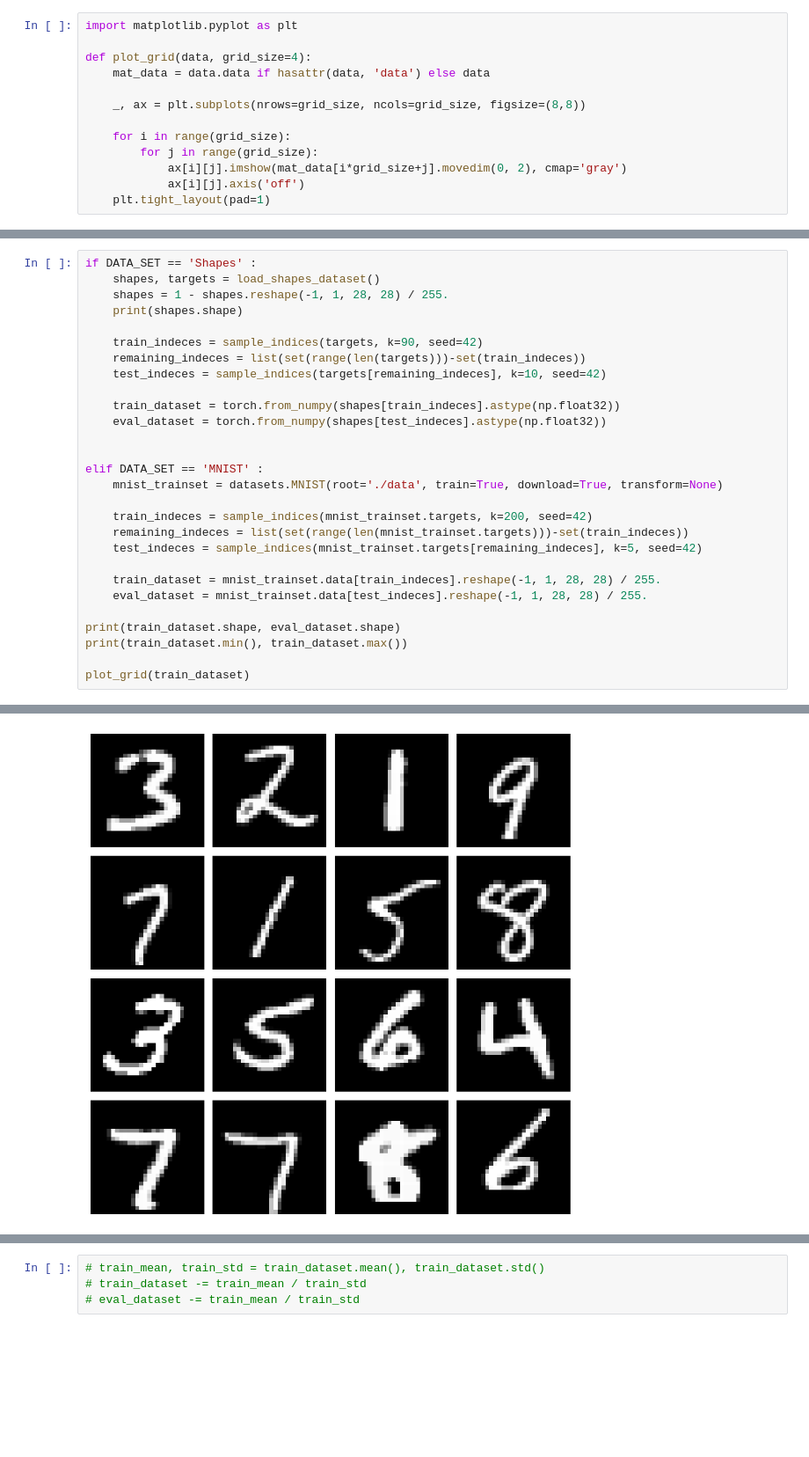
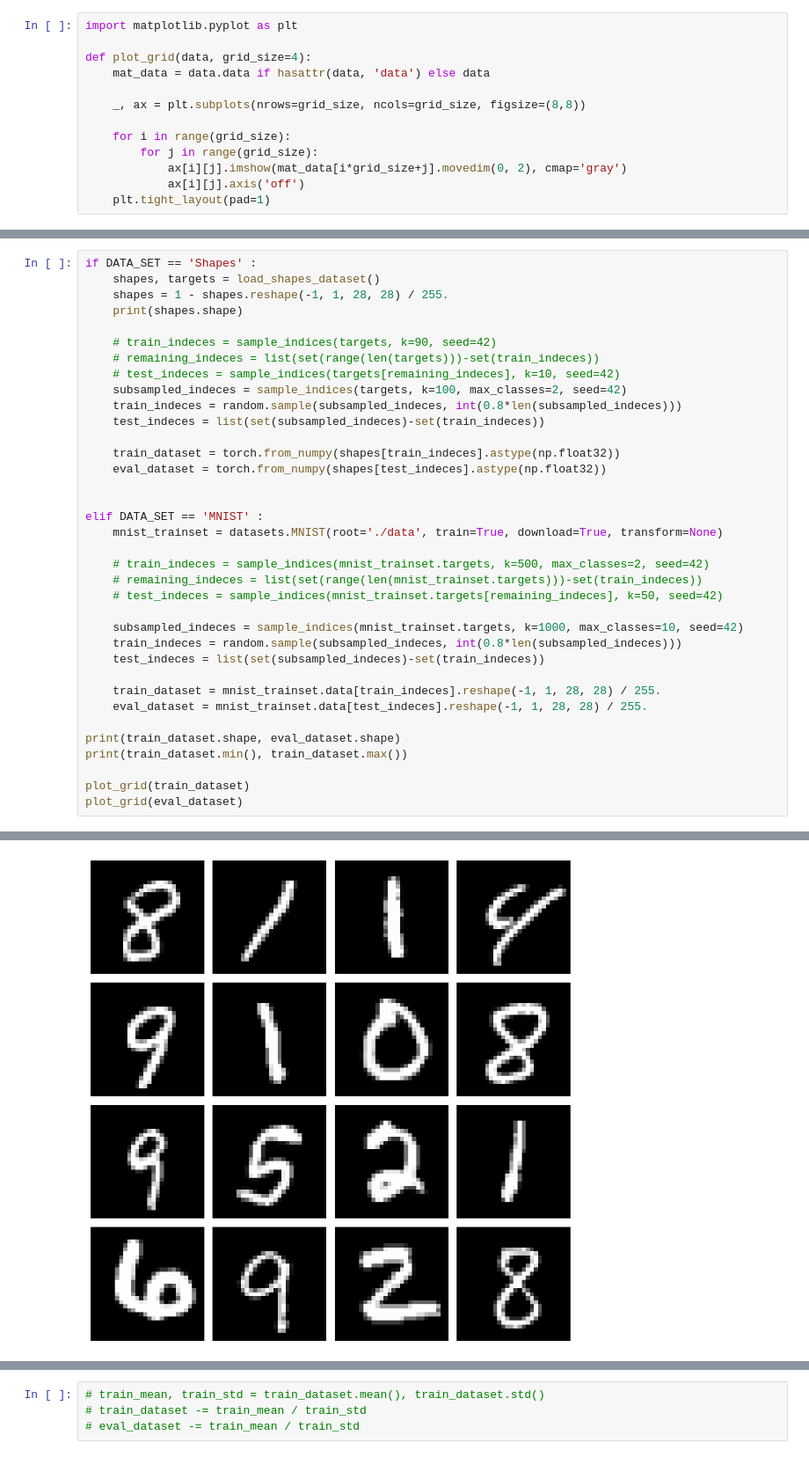
Before and after one commit to dmandache/ModelDegeneration, a Jupyter notebook: test_pythae.ipynb, the cells around one changed output, grey strips where cells are left out. Shown at 88% size. Drawn from its saved outputs; the diff is of its cells as text; blank space fills up the shorter version.

```diff
--- a/test_pythae.ipynb
+++ b/test_pythae.ipynb
@@ -62,9 +62,12 @@ if DATA_SET == 'Shapes' :
     shapes = 1 - shapes.reshape(-1, 1, 28, 28) / 255.
     print(shapes.shape)
 
-    train_indeces = sample_indices(targets, k=90, seed=42)
-    remaining_indeces = list(set(range(len(targets)))-set(train_indeces))
-    test_indeces = sample_indices(targets[remaining_indeces], k=10, seed=42)
+    # train_indeces = sample_indices(targets, k=90, seed=42)
+    # remaining_indeces = list(set(range(len(targets)))-set(train_indeces))
+    # test_indeces = sample_indices(targets[remaining_indeces], k=10, seed=42)
+    subsampled_indeces = sample_indices(targets, k=100, max_classes=2, seed=42)
+    train_indeces = random.sample(subsampled_indeces, int(0.8*len(subsampled_indeces)))
+    test_indeces = list(set(subsampled_indeces)-set(train_indeces))
 
     train_dataset = torch.from_numpy(shapes[train_indeces].astype(np.float32))
     eval_dataset = torch.from_numpy(shapes[test_indeces].astype(np.float32))
@@ -73,9 +76,13 @@ if DATA_SET == 'Shapes' :
 elif DATA_SET == 'MNIST' :
     mnist_trainset = datasets.MNIST(root='./data', train=True, download=True, transform=None)
 
-    train_indeces = sample_indices(mnist_trainset.targets, k=200, seed=42)
-    remaining_indeces = list(set(range(len(mnist_trainset.targets)))-set(train_indeces))
-    test_indeces = sample_indices(mnist_trainset.targets[remaining_indeces], k=5, seed=42)
+    # train_indeces = sample_indices(mnist_trainset.targets, k=500, max_classes=2, seed=42)
+    # remaining_indeces = list(set(range(len(mnist_trainset.targets)))-set(train_indeces))
+    # test_indeces = sample_indices(mnist_trainset.targets[remaining_indeces], k=50, seed=42)
+
+    subsampled_indeces = sample_indices(mnist_trainset.targets, k=1000, max_classes=10, seed=42)
+    train_indeces = random.sample(subsampled_indeces, int(0.8*len(subsampled_indeces)))
+    test_indeces = list(set(subsampled_indeces)-set(train_indeces))
 
     train_dataset = mnist_trainset.data[train_indeces].reshape(-1, 1, 28, 28) / 255.
     eval_dataset = mnist_trainset.data[test_indeces].reshape(-1, 1, 28, 28) / 255.
@@ -84,4 +91,5 @@ print(train_dataset.shape, eval_dataset.shape)
 print(train_dataset.min(), train_dataset.max())
 
 plot_grid(train_dataset)
+plot_grid(eval_dataset)
 # %% [output]
@@ -89,2 +97,2 @@ torch.Size([2000, 1, 28, 28]) torch.Size([50, 1, 28, 28])
 tensor(0.) tensor(1.)
-[figure, old version]
+[figure, new version]
```
Also changed, not shown: parts of 12 cells of this notebook, 1 other file.
